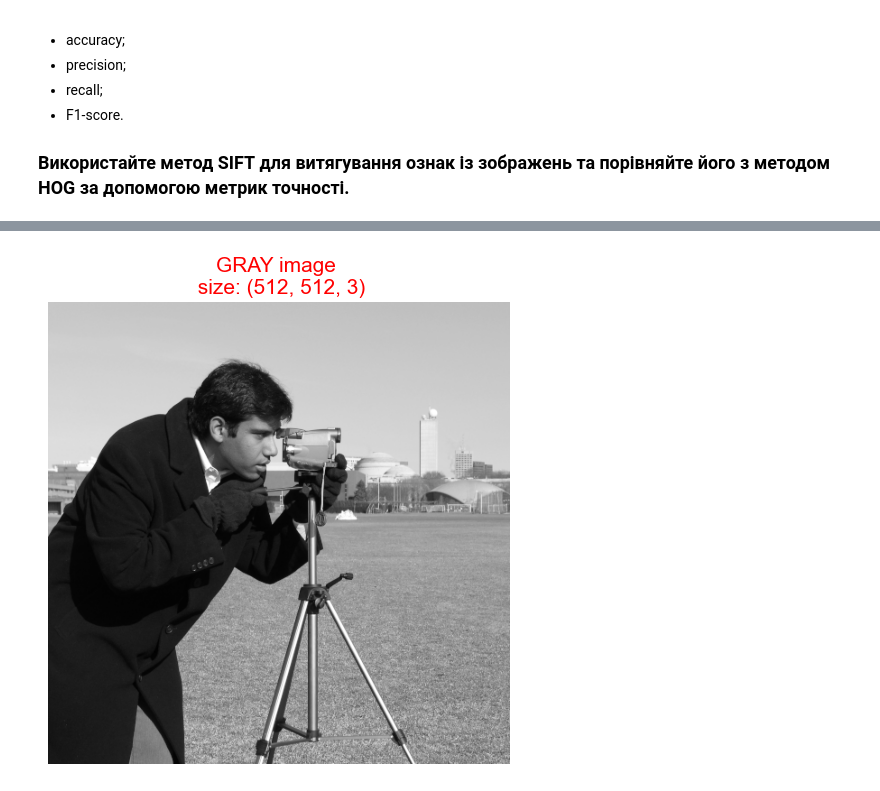
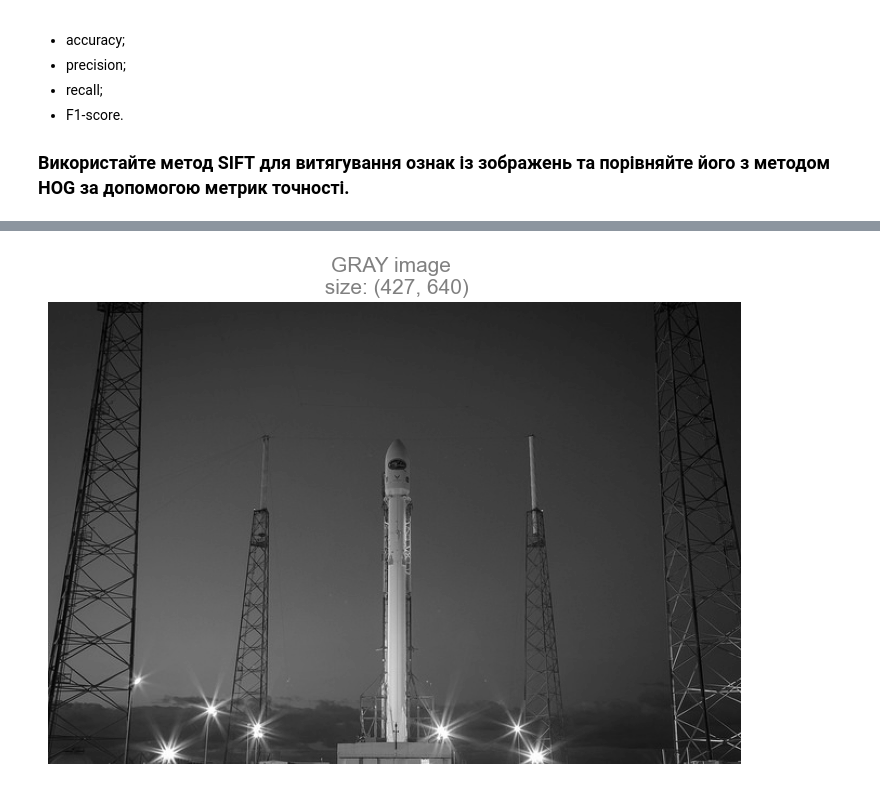
Before and after one commit to OleksiiHayvoronskyi/lesson_62, a Jupyter notebook: Lesson_62_ImageFeatureExtraction.ipynb, the cells around one changed output, grey strips where cells are left out. Saved outputs shown, nothing was run; the diff lists cells and outputs as text; code cells hidden in the pictures.

```diff
--- a/Lesson_62_ImageFeatureExtraction.ipynb
+++ b/Lesson_62_ImageFeatureExtraction.ipynb
@@ -35,5 +25,6 @@ gray = cv2.cvtColor(img, cv2.COLOR_BGR2GRAY)
 # %%
-origin_image = data.camera()
+# Download an image.
+origin_image = data.rocket()
 
 # Visualisation.
 plt.figure(figsize=(10, 6))
@@ -46,10 +37,10 @@ plt.show()
 # %%
-# Converting the origin image to RGB.
-RGB_img = cv2.cvtColor(origin_image, cv2.COLOR_BGR2RGB)
+# Converting the origin image to GRAY.
+gray_img = cv2.cvtColor(origin_image, cv2.COLOR_BGR2GRAY)
 plt.figure(figsize=(10, 6))
-plt.title(f'GRAY image \n size: {RGB_img.shape}', fontsize=15, color='r')
+plt.title(f'GRAY image \n size: {gray_img.shape}', fontsize=15, color='gray')
 plt.axis('off')
-plt.imshow(RGB_img)
+plt.imshow(gray_img, cmap='gray')
 plt.show()
 # %% [output]
-[figure, old version]
+[figure, new version]
```
Also changed, not shown: parts of 15 cells of this notebook.
